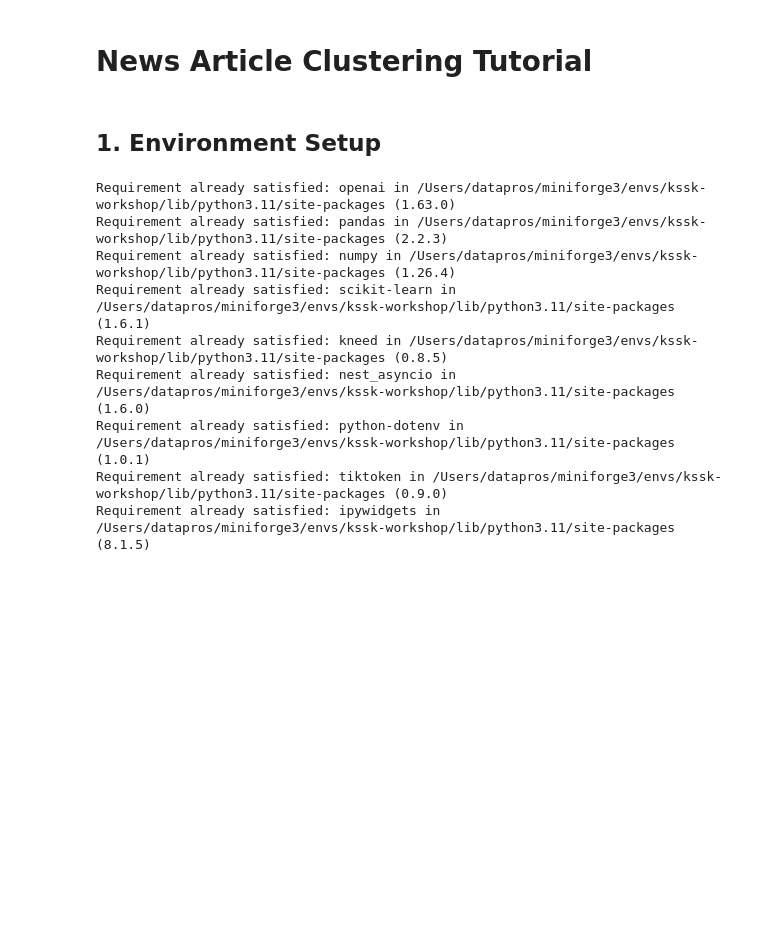
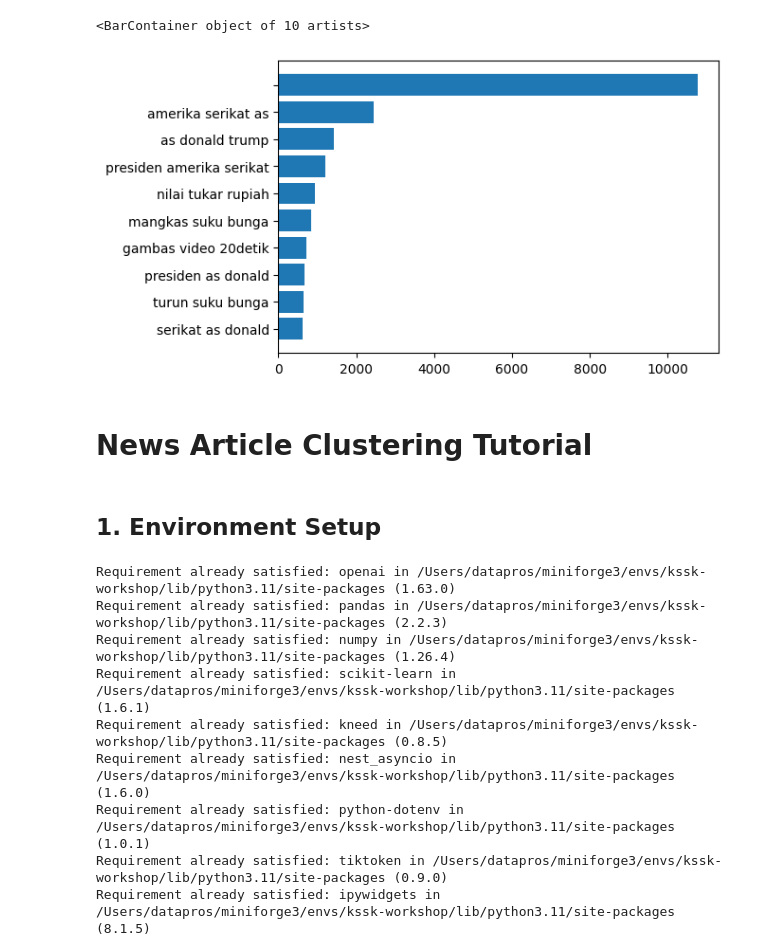
Before and after one commit to prospera-da/news-analysis, a Jupyter notebook: 5. news-topic-clustering.ipynb, the cells around one changed output. Cells and saved outputs as stored; diff of their text form; code cells hidden in the pictures; blank space fills up the shorter version.

```diff
--- a/5. news-topic-clustering.ipynb
+++ b/5. news-topic-clustering.ipynb
@@ -0,0 +192,10 @@
+# %%
+# Plotting the top 10 trigrams
+plt.figure(figsize=(6, 4))
+plt.barh(
+    trigram_df["trigram"].head(10).iloc[::-1],
+    trigram_df["count"].head(10).iloc[::-1],
+)
+# %% [output]
+<BarContainer object of 10 artists>
+[figure, added]
```
Also changed, not shown: parts of 20 cells of this notebook, 5 other files.
